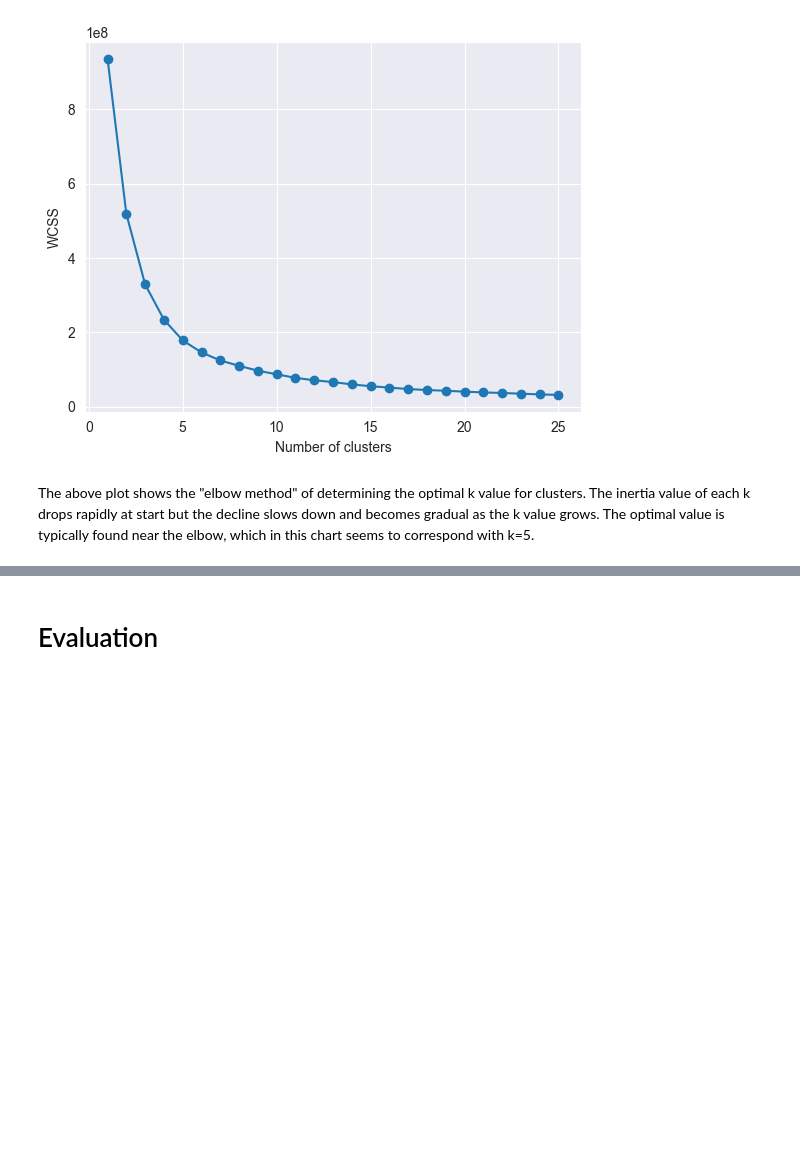
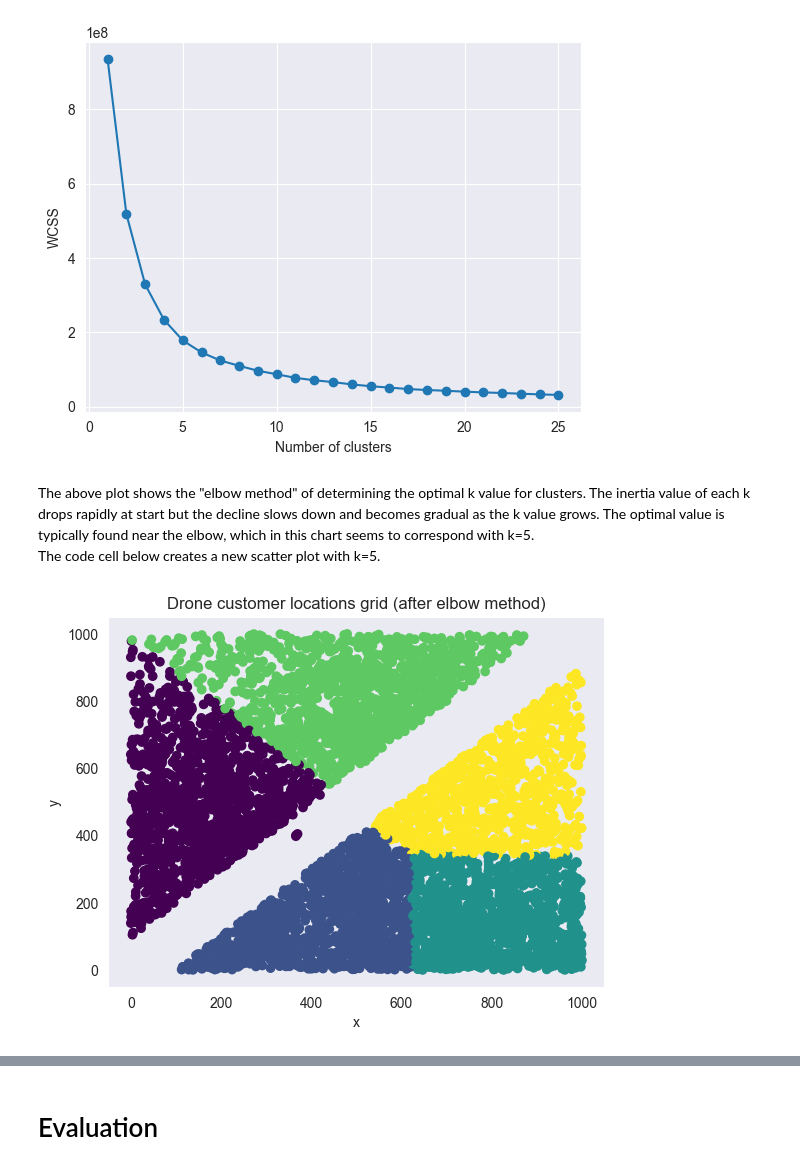
Before and after one commit to WelehoBRUDER/MetropoliaAMK-data-handling, a Jupyter notebook: task-5/main.ipynb, the cells around one changed output, grey strips where cells are left out. Drawn from its saved outputs; the diff is of its cells as text; code cells hidden in the pictures; blank space fills up the shorter version.

```diff
--- a/task-5/main.ipynb
+++ b/task-5/main.ipynb
@@ -129,3 +129,17 @@ plt.show()
 [figure]
 # %% [markdown]
 The above plot shows the "elbow method" of determining the optimal k value for clusters. The inertia value of each k drops rapidly at start but the decline slows down and becomes gradual as the k value grows. The optimal value is typically found near the elbow, which in this chart seems to correspond with k=5.
+The code cell below creates a new scatter plot with k=5.
+# %%
+model = KMeans(init='random', n_clusters=5, random_state=42)
+model.fit(dcl_copy)
+dcl_clusters = dcl.copy()
+dcl_clusters['cluster'] = model.labels_
+plt.scatter(dcl_clusters['x'], dcl_clusters['y'], c=dcl_clusters['cluster'], cmap='viridis')
+plt.xlabel('x')
+plt.ylabel('y')
+plt.title('Drone customer locations grid (after elbow method)')
+plt.grid()
+plt.show()
+# %% [output]
+[figure, added]
```
Also changed, not shown: parts of 4 cells of this notebook.
